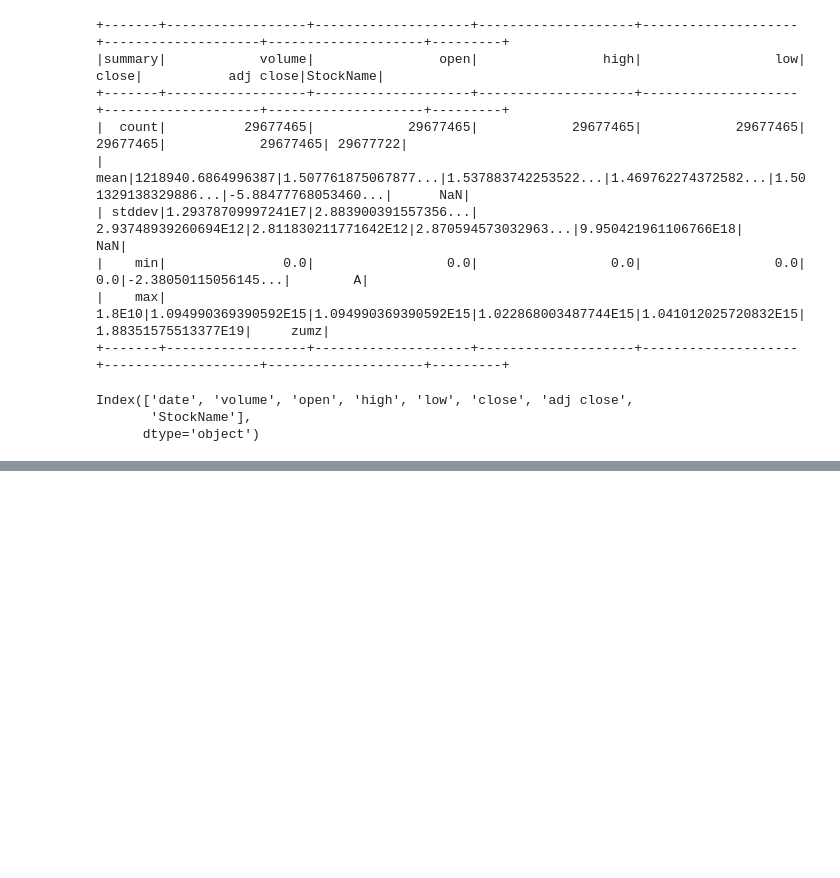
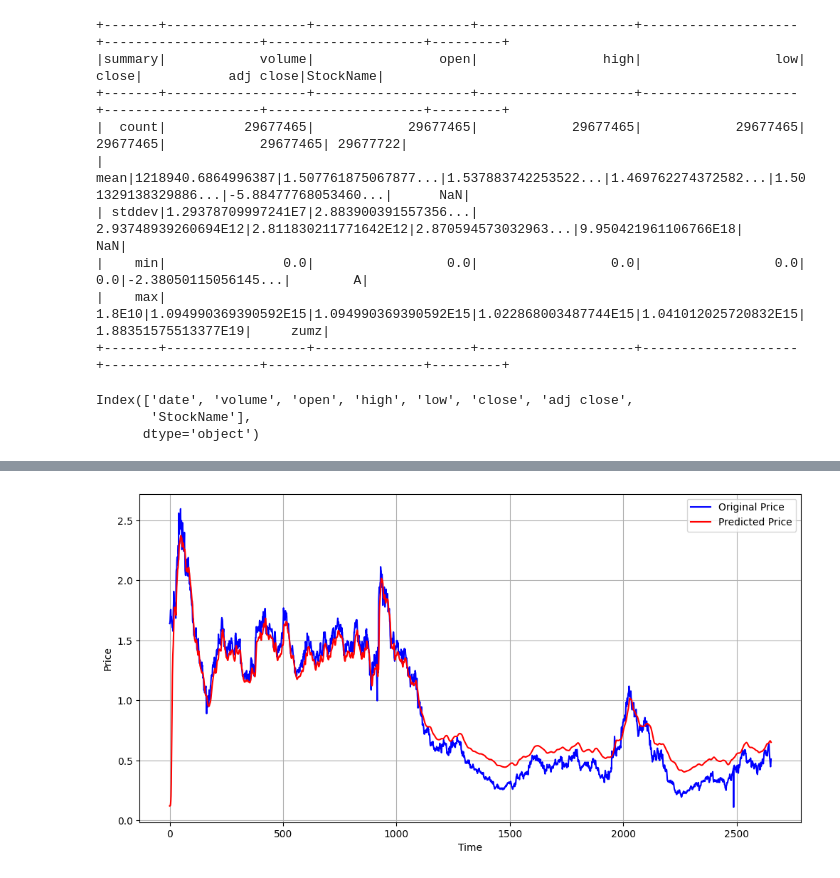
Before and after one commit to princydd17/CS-GY-6513---Big-Data-Project, a Jupyter notebook: BigDataProject.ipynb, the cells around one changed output, grey strips where cells are left out. Drawn from its saved outputs; the diff is of its cells as text; code cells hidden in the pictures; blank space fills up the shorter version.

Commit message:
LSTM Model

```diff
--- a/BigDataProject.ipynb
+++ b/BigDataProject.ipynb
@@ -300,0 +294,15 @@ model.save('AAPL_model.h5')
+# %%
+past_100_days = pd.DataFrame(train_data[-100:])
+final_test_df =  pd.concat([past_100_days, pd.DataFrame(test_data)], ignore_index=True)
+# %%
+test_data = scaler.fit_transform(final_test_df)
+x_test = []
+y_test = []
+
+for i in range(100, test_data.shape[0]):
+    x_test.append(test_data[i-100: i])
+    y_test.append(test_data[i, 0])
+
+x_test, y_test = np.array(x_test), np.array(y_test)
+# %%
+y_pred = model.predict(x_test)
@@ -300,0 +311,14 @@ model.save('AAPL_model.h5')
+# %%
+scale_factor = 1/scaler.scale_
+y_pred = y_pred * scale_factor
+y_test = y_test * scale_factor
+# %%
+plt.plot(y_test, 'b', label = "Original Price")
+plt.plot(y_pred, 'r', label = "Predicted Price")
+plt.xlabel('Time')
+plt.ylabel('Price')
+plt.legend()
+plt.grid(True)
+plt.show()
+# %% [output]
+[figure, added]
```
Also changed, not shown: parts of 7 cells of this notebook, 1 other file.
